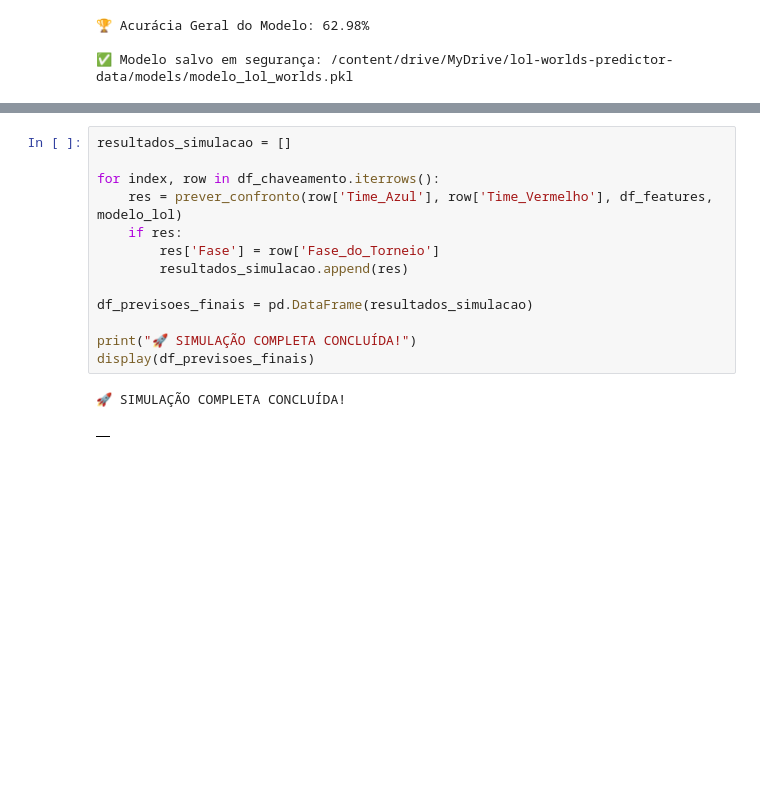
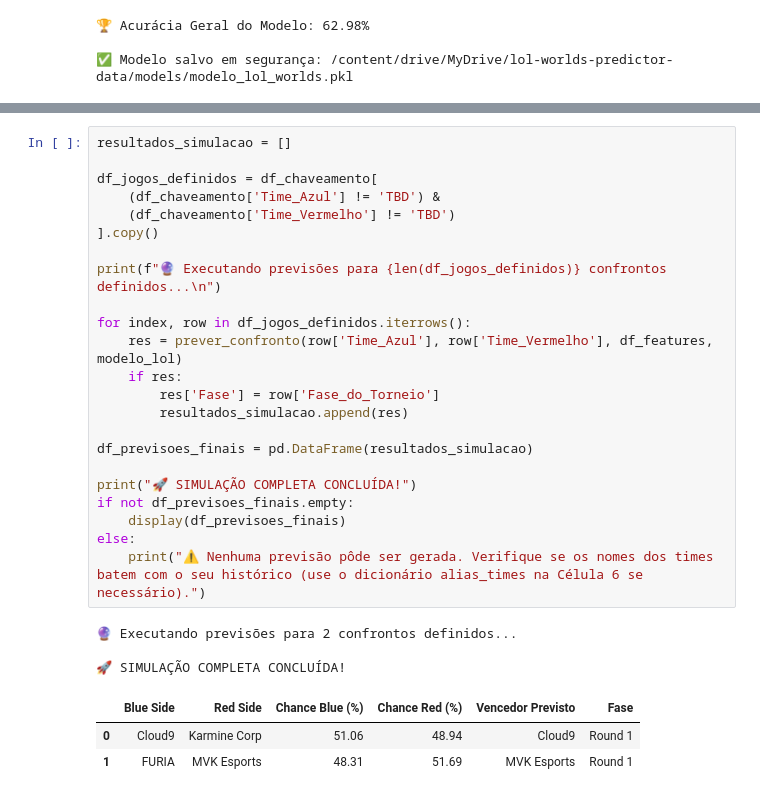
Before and after one commit to Jacksonfvsantos/lol-worlds-predictor, a Jupyter notebook: notebooks/worlds_predictor_pipeline.ipynb, the cells around one changed output, grey strips where cells are left out. Cells and saved outputs as stored; diff of their text form; blank space fills up the shorter version.

```diff
--- a/notebooks/worlds_predictor_pipeline.ipynb
+++ b/notebooks/worlds_predictor_pipeline.ipynb
@@ -258,16 +293,30 @@ if resposta_partidas:
 # %%
 resultados_simulacao = []
 
-for index, row in df_chaveamento.iterrows():
+df_jogos_definidos = df_chaveamento[
+    (df_chaveamento['Time_Azul'] != 'TBD') &
+    (df_chaveamento['Time_Vermelho'] != 'TBD')
+].copy()
+
+print(f"🔮 Executando previsões para {len(df_jogos_definidos)} confrontos definidos...\n")
+
+for index, row in df_jogos_definidos.iterrows():
     res = prever_confronto(row['Time_Azul'], row['Time_Vermelho'], df_features, modelo_lol)
     if res:
         res['Fase'] = row['Fase_do_Torneio']
         resultados_simulacao.append(res)
 
 df_previsoes_finais = pd.DataFrame(resultados_simulacao)
 
 print("🚀 SIMULAÇÃO COMPLETA CONCLUÍDA!")
-display(df_previsoes_finais)
+if not df_previsoes_finais.empty:
+    display(df_previsoes_finais)
+else:
+    print("⚠️ Nenhuma previsão pôde ser gerada. Verifique se os nomes dos times batem com o seu histórico (use o dicionário alias_times na Célula 6 se necessário).")
 # %% [output]
+🔮 Executando previsões para 2 confrontos definidos...
+
 🚀 SIMULAÇÃO COMPLETA CONCLUÍDA!
-|  |
+|  | Blue Side | Red Side | Chance Blue (%) | Chance Red (%) | Vencedor Previsto | Fase |
+| 0 | Cloud9 | Karmine Corp | 51.06 | 48.94 | Cloud9 | Round 1 |
+| 1 | FURIA | MVK Esports | 48.31 | 51.69 | MVK Esports | Round 1 |
```
Also changed, not shown: parts of 2 cells of this notebook.
